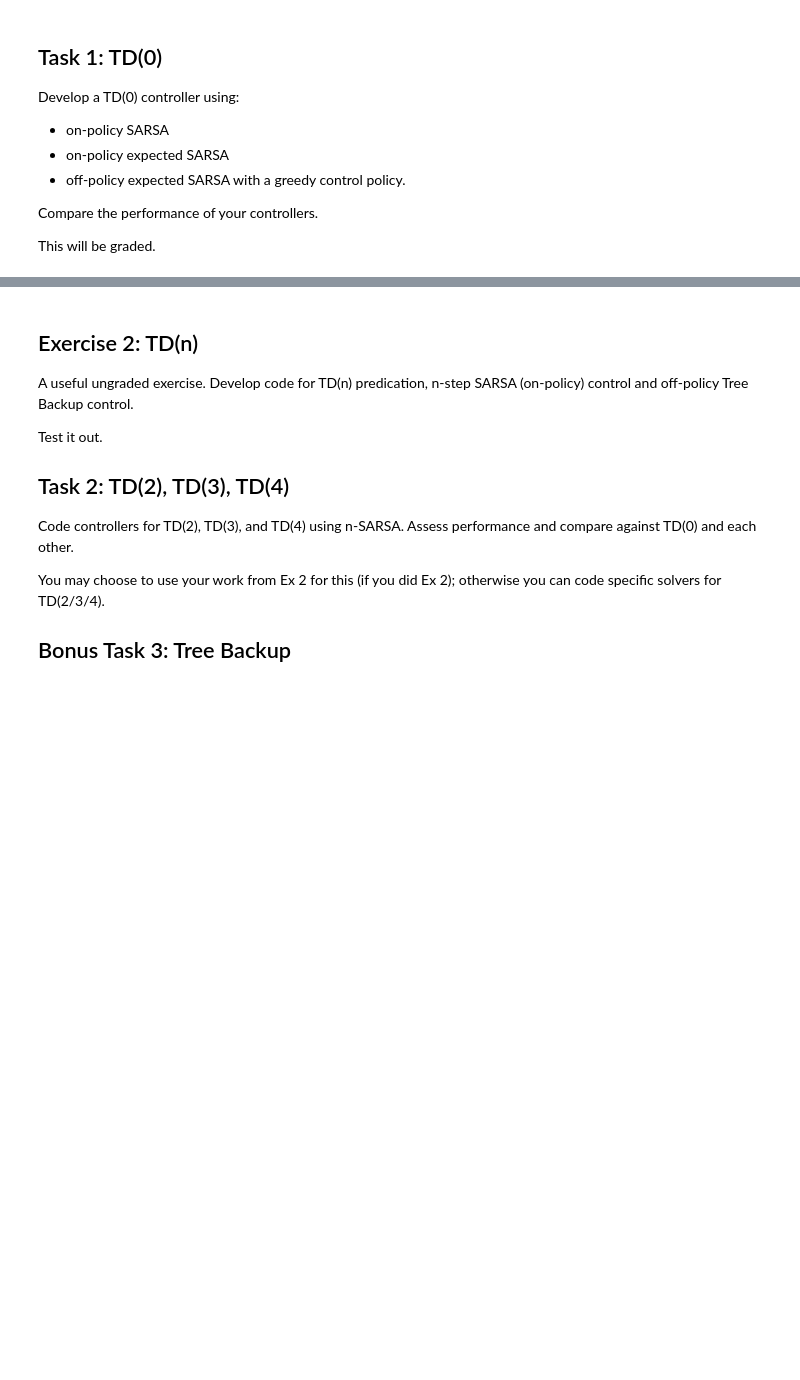
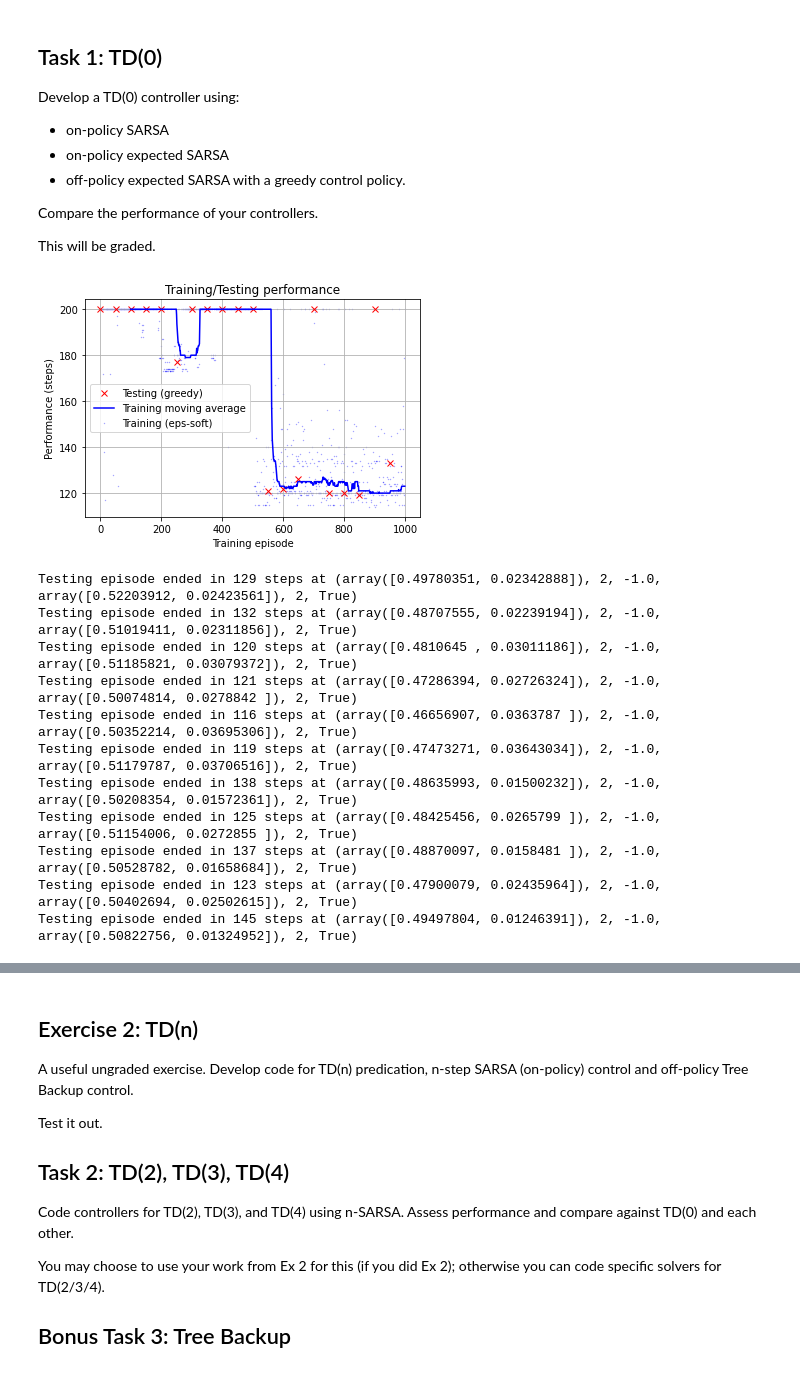
Before and after one commit to constructor-s/aps1080_winter_2021, a Jupyter notebook: A3/A3.ipynb, the cells around one changed output, grey strips where cells are left out. Drawn from its saved outputs; the diff is of its cells as text; code cells hidden in the pictures; blank space fills up the shorter version.

```diff
--- a/A3/A3.ipynb
+++ b/A3/A3.ipynb
@@ -297,9 +281,10 @@ globals().update(result)
 # %%
 #%% Monte Carlo testing
+
 for i in range(10):
     episode = list(run_env(lambda o: np.argmax(Q[obs2state(o)]), plot=False))
     print(f"Testing episode ended in {len(episode)} steps at {episode[-1]}")
 
-episode = list(run_env(lambda o: np.argmax(Q[obs2state(o)]), plot=True))
+episode = list(run_env(lambda o: np.argmax(Q[obs2state(o)]), plot='display' in globals()))
 print(f"Testing episode ended in {len(episode)} steps at {episode[-1]}")
 # %% [output]
@@ -329,3 +313,40 @@ Develop a TD(0) controller using:
 Compare the performance of your controllers.
 
 This will be graded.
+# %%
+#%% On-policy TD(0) SARSA Training and Testing
+
+# Training
+
+def sarsa_update_fun(episode, Q, alpha, gamma, *args, **kwargs):
+    """
+    Page 130 SARSA
+    """
+    s, a, r, s_, a_, done = episode[-1]
+    Q[s, a] = Q[s, a] + alpha * (r + gamma * Q[s_, a_] * (1-done) - Q[s, a])
+
+result = train(step_update_fun=sarsa_update_fun,
+               gamma=0.999, eps = 0.0001, alpha=0.20, n_training_episodes=1000)
+globals().update(result)
+
+# Testing
+
+for i in range(10):
+    episode = list(run_env(lambda o: np.argmax(Q[obs2state(o)]), plot=False))
+    print(f"Testing episode ended in {len(episode)} steps at {episode[-1]}")
+
+episode = list(run_env(lambda o: np.argmax(Q[obs2state(o)]), plot='display' in globals()))
+print(f"Testing episode ended in {len(episode)} steps at {episode[-1]}")
+# %% [output]
+[figure, added]
+Testing episode ended in 129 steps at (array([0.49780351, 0.02342888]), 2, -1.0, array([0.52203912, 0.02423561]), 2, True)
+Testing episode ended in 132 steps at (array([0.48707555, 0.02239194]), 2, -1.0, array([0.51019411, 0.02311856]), 2, True)
+Testing episode ended in 120 steps at (array([0.4810645 , 0.03011186]), 2, -1.0, array([0.51185821, 0.03079372]), 2, True)
+Testing episode ended in 121 steps at (array([0.47286394, 0.02726324]), 2, -1.0, array([0.50074814, 0.0278842 ]), 2, True)
+Testing episode ended in 116 steps at (array([0.46656907, 0.0363787 ]), 2, -1.0, array([0.50352214, 0.03695306]), 2, True)
+Testing episode ended in 119 steps at (array([0.47473271, 0.03643034]), 2, -1.0, array([0.51179787, 0.03706516]), 2, True)
+Testing episode ended in 138 steps at (array([0.48635993, 0.01500232]), 2, -1.0, array([0.50208354, 0.01572361]), 2, True)
+Testing episode ended in 125 steps at (array([0.48425456, 0.0265799 ]), 2, -1.0, array([0.51154006, 0.0272855 ]), 2, True)
+Testing episode ended in 137 steps at (array([0.48870097, 0.0158481 ]), 2, -1.0, array([0.50528782, 0.01658684]), 2, True)
+Testing episode ended in 123 steps at (array([0.47900079, 0.02435964]), 2, -1.0, array([0.50402694, 0.02502615]), 2, True)
+Testing episode ended in 145 steps at (array([0.49497804, 0.01246391]), 2, -1.0, array([0.50822756, 0.01324952]), 2, True)
```
Also changed, not shown: parts of 5 cells of this notebook.
